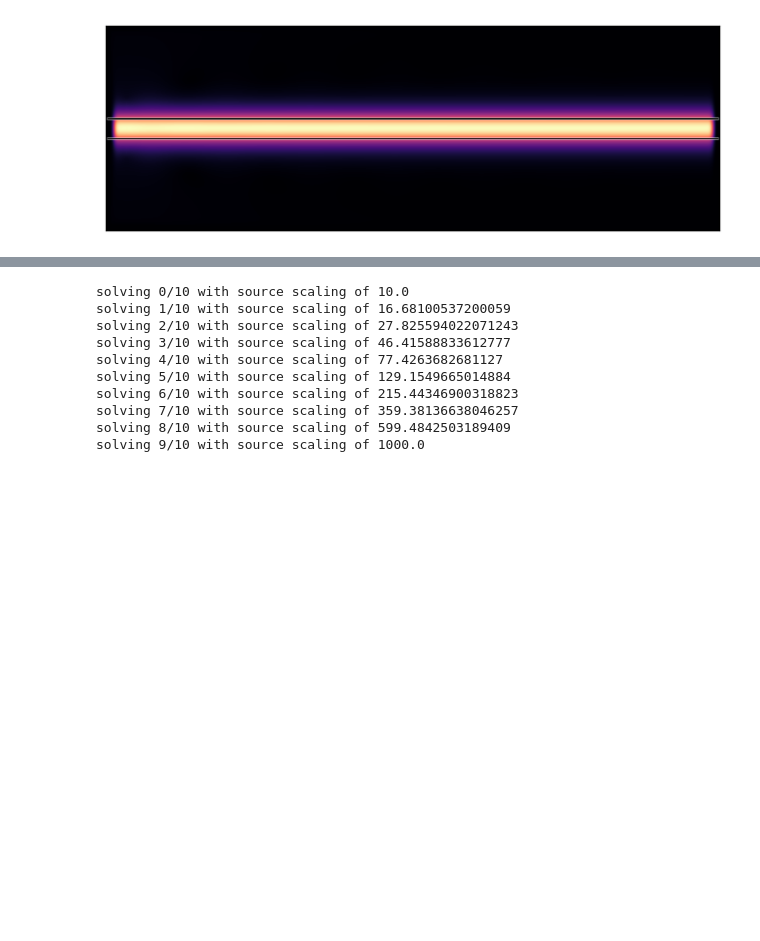
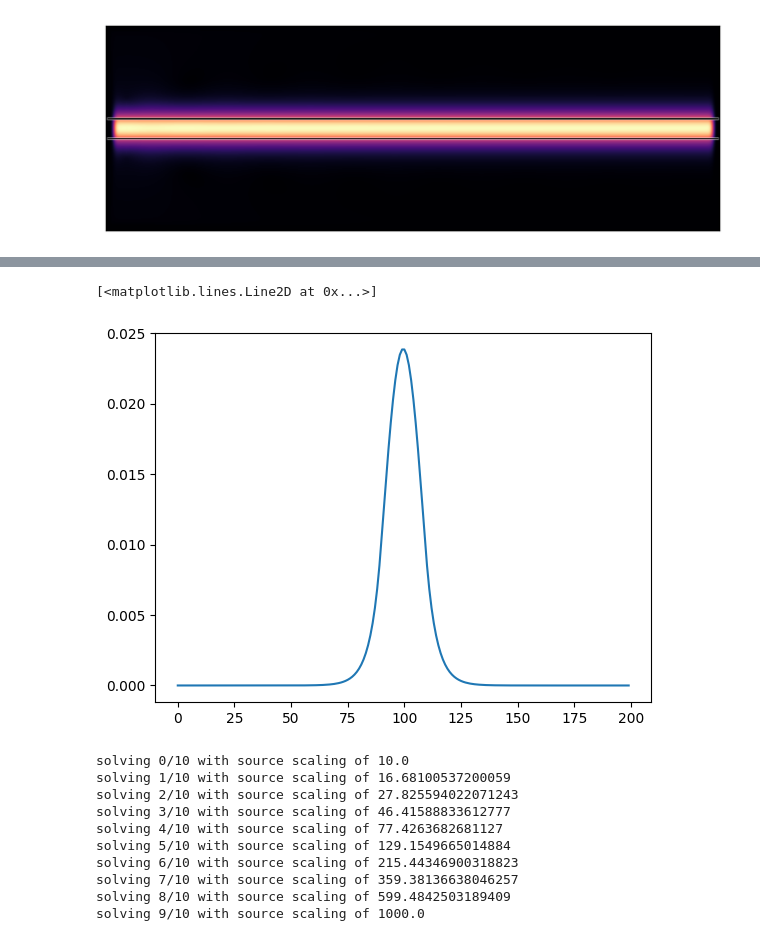
Before and after one commit to Loli-Eternally/2D-diffraction, a Jupyter notebook: Notebook/Testing.ipynb, the cells around one changed output, grey strips where cells are left out. Saved outputs shown, nothing was run; the diff lists cells and outputs as text; code cells hidden in the pictures; blank space fills up the shorter version.

```diff
--- a/Notebook/Testing.ipynb
+++ b/Notebook/Testing.ipynb
@@ -86,3 +86,8 @@ linear power transmission of 0.999656216026699
+# %%
+plt.plot(Ez2_in)
+# %% [output]
+[<matplotlib.lines.Line2D at 0x...>]
+[figure, added]
 # %%
 # add nonlinearity into the system
 chi3 = 2.8*1e-18
```
Also changed, not shown: parts of 2 cells of this notebook.
